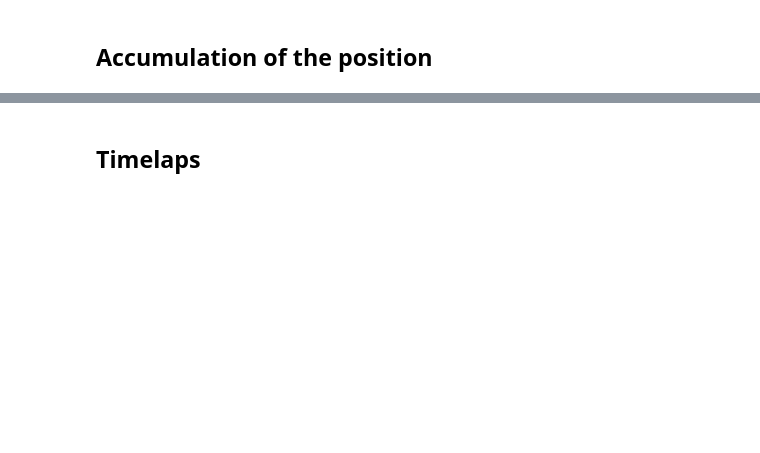
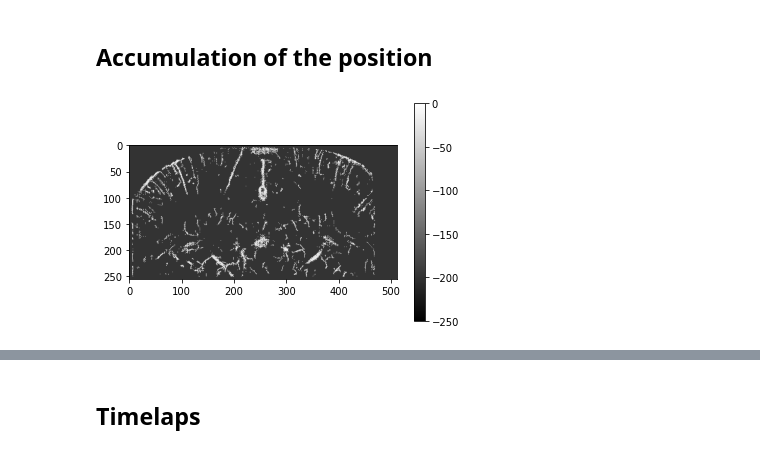
Before and after one commit to Blaser37/Deep_ULM_internship, a Jupyter notebook: testing_model.ipynb, the cells around one changed output, grey strips where cells are left out. Cells and saved outputs as stored; diff of their text form; code cells hidden in the pictures; blank space fills up the shorter version.

```diff
--- a/testing_model.ipynb
+++ b/testing_model.ipynb
@@ -171,6 +175,6 @@ for batch in IQc_tiled_raw:
         input = Variable(batch.unsqueeze(0).float()).cuda()
         prediction = model(input)
         predictions = torch.cat((predictions, prediction))
-# prediction_untiled = untile(predictions, 2, 2)
-prediction_untiled = untile(predictions, 2, 4) # Couture
+prediction_untiled = new_untile(predictions, Nz = 2, Nx = 2, nz_tiles = nz_tiles, nx_tiles = nx_tiles, SR = 4) # Tube
+# prediction_untiled = new_untile(predictions, Nz = 2, Nx = 4, nz_tiles = nz_tiles, nx_tiles = nx_tiles, SR = 4) # Couture
 # %% [markdown]
@@ -182,7 +186,8 @@ coordinates_tile = []
 for i in range(800):
     for j in range(len(predictions[i])):
         coordinates_tile.append(peak_local_max(prediction_untiled[i,0,:,:].cpu().detach().numpy(), threshold_abs= 2, min_distance = 4, num_peaks = 40))
-predictions_tile_lmax = np.zeros((256,512,len(coordinates_tile)))
+predictions_tile_lmax = np.zeros((256,256,len(coordinates_tile))) # Tubes
+# predictions_tile_lmax = np.zeros((256,512,len(coordinates_tile))) # Couture
 
 for k in range(len(coordinates_tile)):
     predictions_tile_lmax[coordinates_tile[k][:,0], coordinates_tile[k][:,1], k] = 1
@@ -214,3 +209,8 @@ test_4 = np.sum(prediction_untiled.cpu().detach().numpy(), axis = 0).squeeze()
+# %%
+s_pred_plm = np.sum(predictions_tile_lmax, axis = 2)
+bmode_visu(s_pred_plm,250)
+# %% [output]
+[figure, added]
 # %%
 # Look at the reconstruction of each step of the process
 print("Sum Prediction")
```
Also changed, not shown: parts of 33 cells of this notebook.
